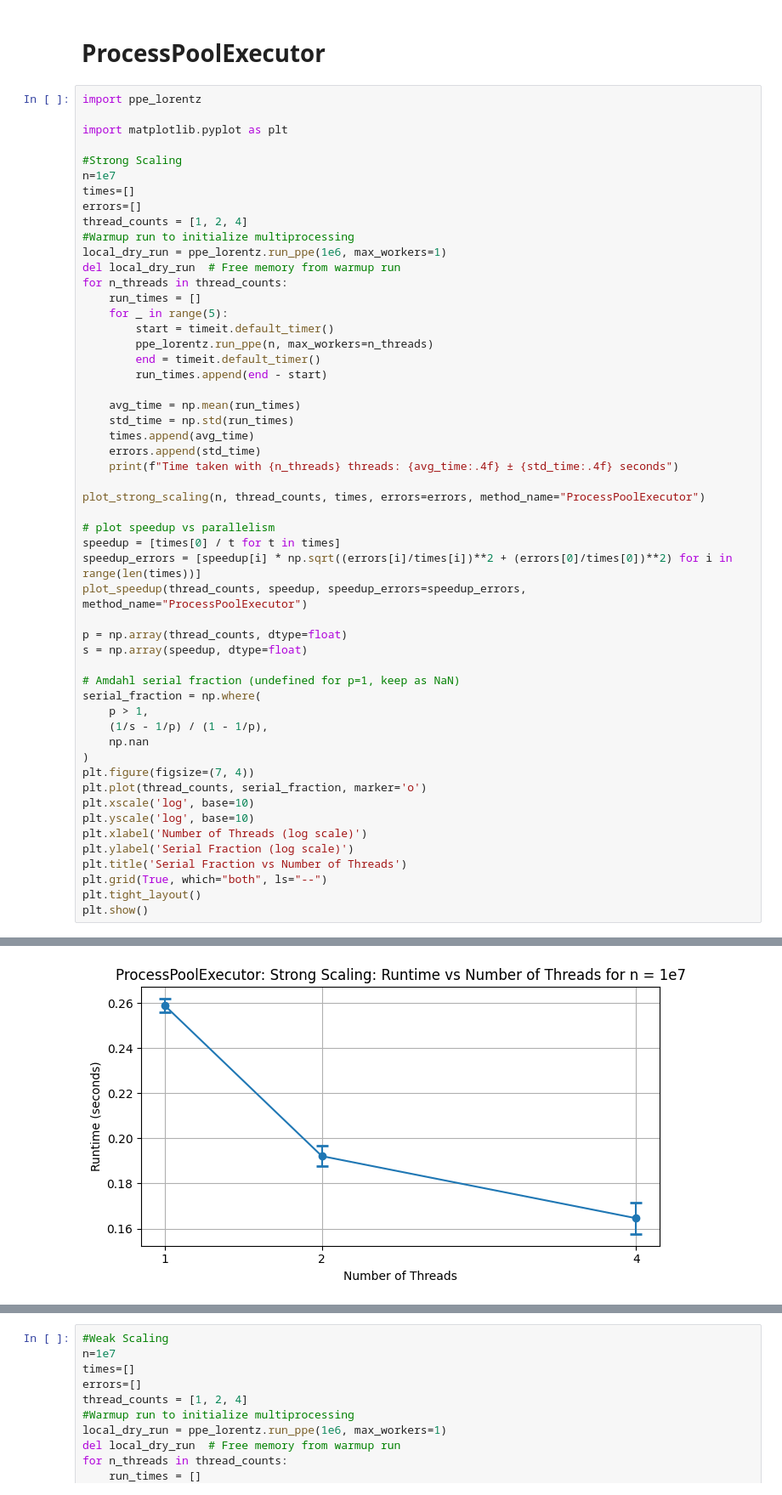
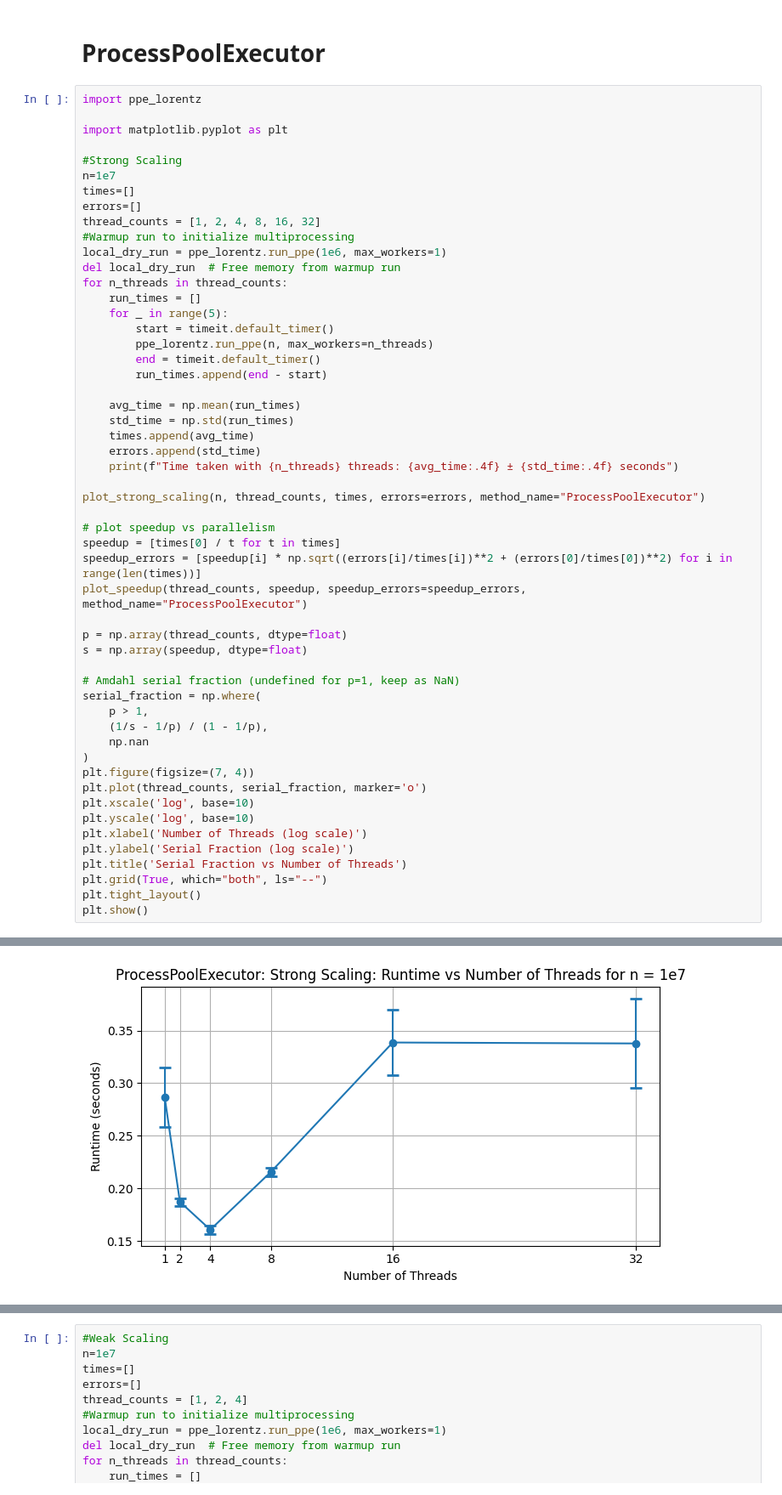
Before and after one commit to desaiamogh31/utd-hpc-course-repo, a Jupyter notebook: hw4/src/lorentz.ipynb, the cells around one changed output, grey strips where cells are left out. Shown at 85% size. Cells and saved outputs as stored; diff of their text form.

```diff
--- a/hw4/src/lorentz.ipynb
+++ b/hw4/src/lorentz.ipynb
@@ -341,7 +344,7 @@ import matplotlib.pyplot as plt
 n=1e7
 times=[]
 errors=[]
-thread_counts = [1, 2, 4]
+thread_counts = [1, 2, 4, 8, 16, 32]
 #Warmup run to initialize multiprocessing
 local_dry_run = ppe_lorentz.run_ppe(1e6, max_workers=1)
 del local_dry_run  # Free memory from warmup run
@@ -392 +398 @@ Time taken with 4 threads: 0.1646 ± 0.0070 seconds
-[figure, old version]
+[figure, new version]
```
Also changed, not shown: parts of 7 cells of this notebook, 6 other files.
